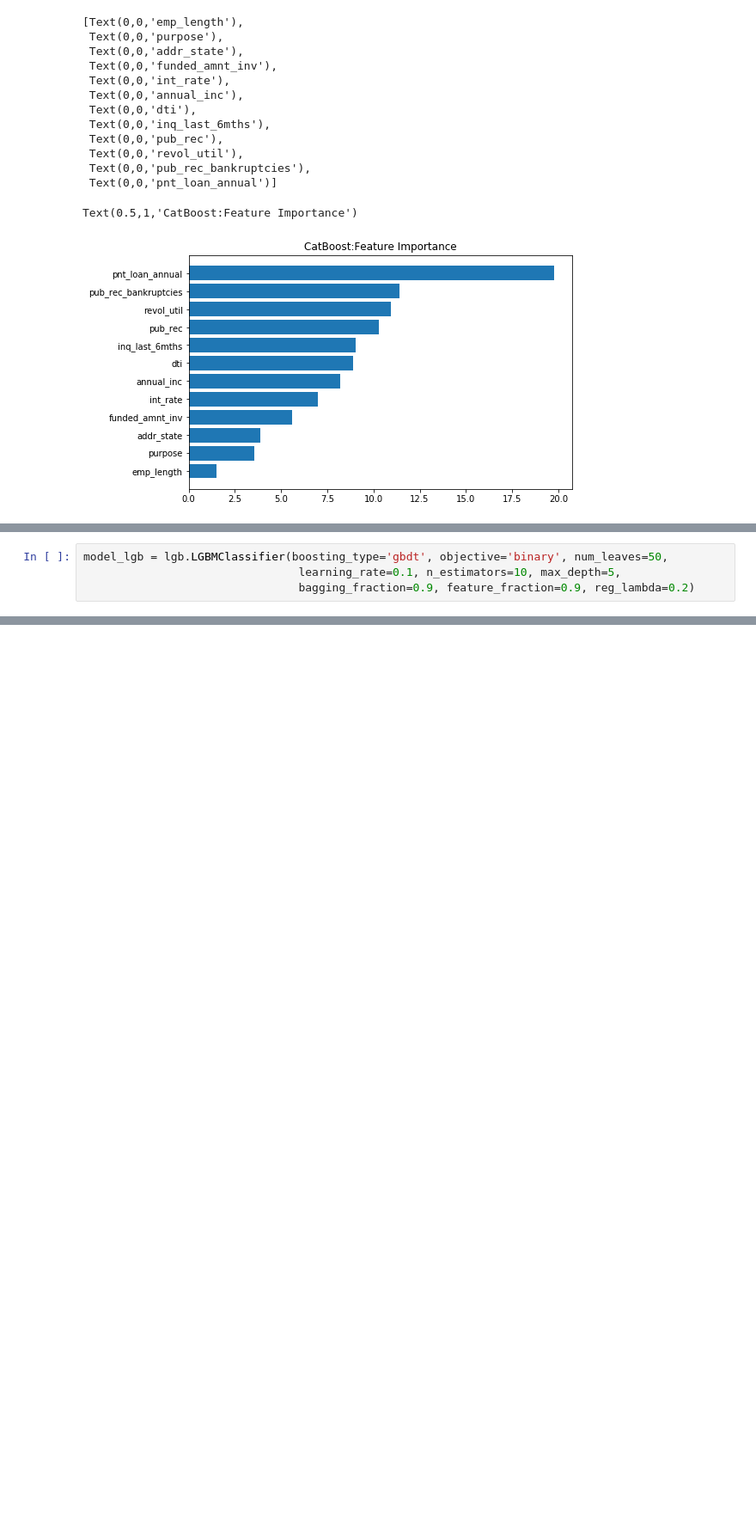
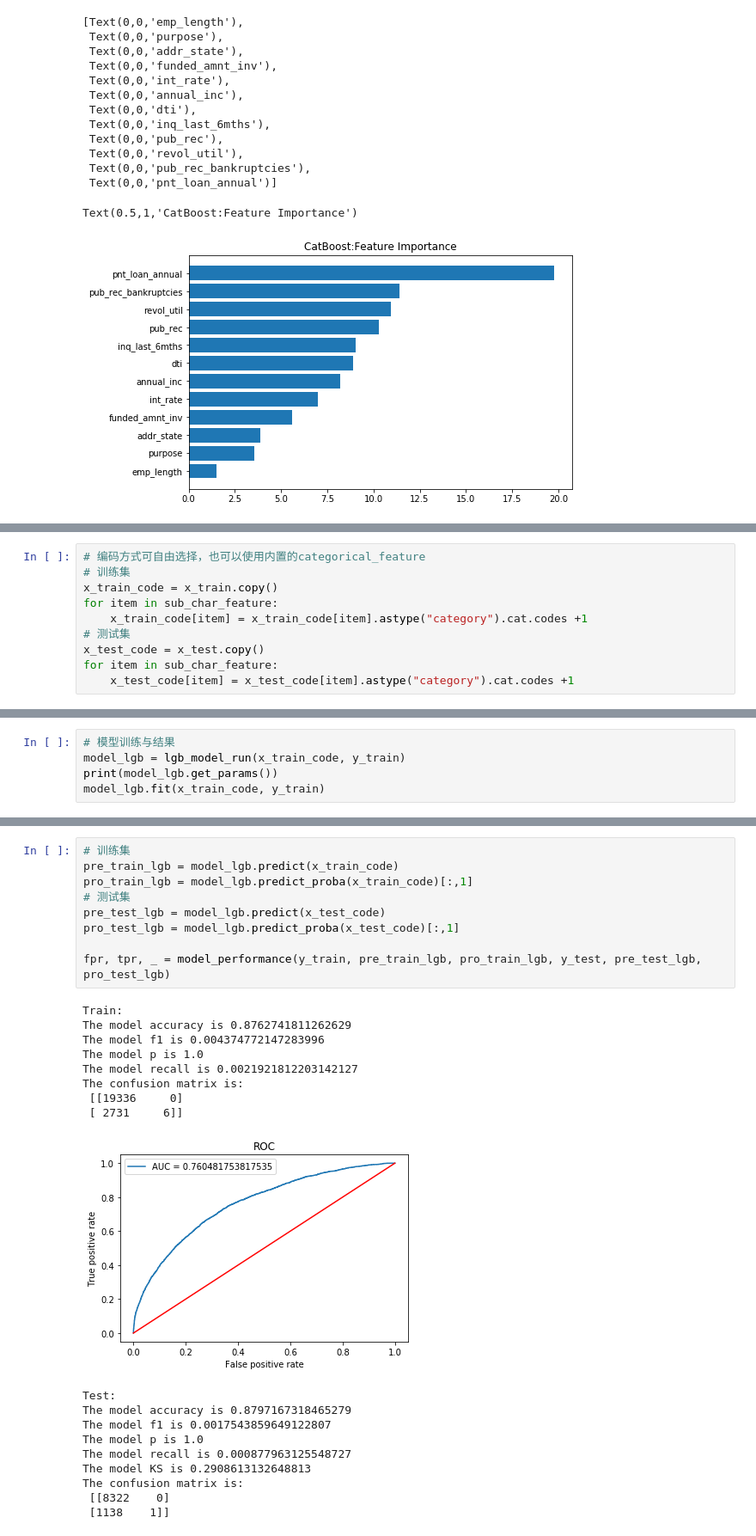
Before and after one commit to iihcy/Credit_ACard, a Jupyter notebook: ACard.ipynb, the cells around one changed output, grey strips where cells are left out. Shown at 86% size. Drawn from its saved outputs; the diff is of its cells as text; blank space fills up the shorter version.

```diff
--- a/ACard.ipynb
+++ b/ACard.ipynb
@@ -795,4 +866,0 @@ Text(0.5,1,'CatBoost:Feature Importance')
-# %%
-model_lgb = lgb.LGBMClassifier(boosting_type='gbdt', objective='binary', num_leaves=50,
-                                learning_rate=0.1, n_estimators=10, max_depth=5,
-                                bagging_fraction=0.9, feature_fraction=0.9, reg_lambda=0.2)
@@ -802,0 +867,10 @@ model_lgb = lgb.LGBMClassifier(boosting_type='gbdt', objective='binary', num_lea
+# %%
+# 编码方式可自由选择，也可以使用内置的categorical_feature
+# 训练集
+x_train_code = x_train.copy()
+for item in sub_char_feature:
+    x_train_code[item] = x_train_code[item].astype("category").cat.codes +1
+# 测试集
+x_test_code = x_test.copy()
+for item in sub_char_feature:
+    x_test_code[item] = x_test_code[item].astype("category").cat.codes +1
@@ -802,0 +950,5 @@ model_lgb = lgb.LGBMClassifier(boosting_type='gbdt', objective='binary', num_lea
+# %%
+# 模型训练与结果
+model_lgb = lgb_model_run(x_train_code, y_train)
+print(model_lgb.get_params())
+model_lgb.fit(x_train_code, y_train)
@@ -802,0 +972,28 @@ model_lgb = lgb.LGBMClassifier(boosting_type='gbdt', objective='binary', num_lea
+# %%
+# 训练集
+pre_train_lgb = model_lgb.predict(x_train_code)
+pro_train_lgb = model_lgb.predict_proba(x_train_code)[:,1]
+# 测试集
+pre_test_lgb = model_lgb.predict(x_test_code)
+pro_test_lgb = model_lgb.predict_proba(x_test_code)[:,1]
+
+fpr, tpr, _ = model_performance(y_train, pre_train_lgb, pro_train_lgb, y_test, pre_test_lgb, pro_test_lgb)
+# %% [output]
+Train:
+The model accuracy is 0.8762741811262629
+The model f1 is 0.004374772147283996
+The model p is 1.0
+The model recall is 0.0021921812203142127
+The confusion matrix is:
+ [[19336     0]
+ [ 2731     6]]
+[figure, added]
+Test:
+The model accuracy is 0.8797167318465279
+The model f1 is 0.0017543859649122807
+The model p is 1.0
+The model recall is 0.000877963125548727
+The model KS is 0.2908613132648813
+The confusion matrix is:
+ [[8322    0]
+ [1138    1]]
```
Also changed, not shown: parts of 19 cells of this notebook.
